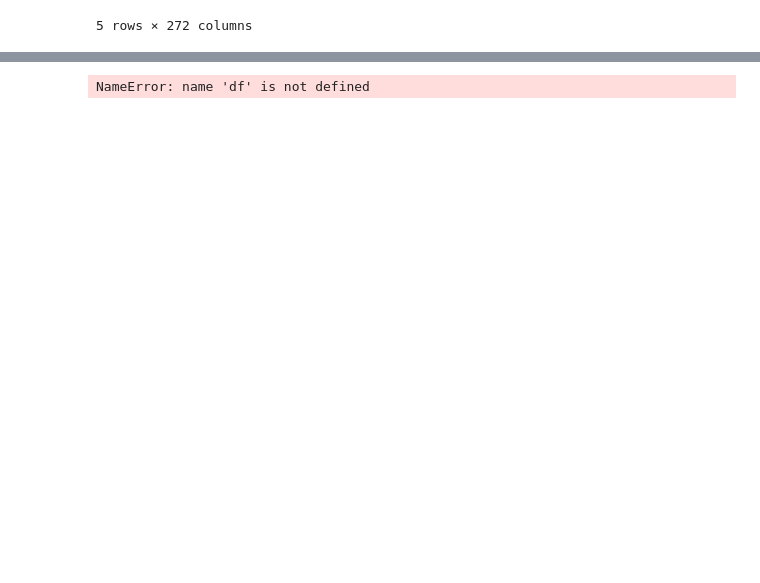
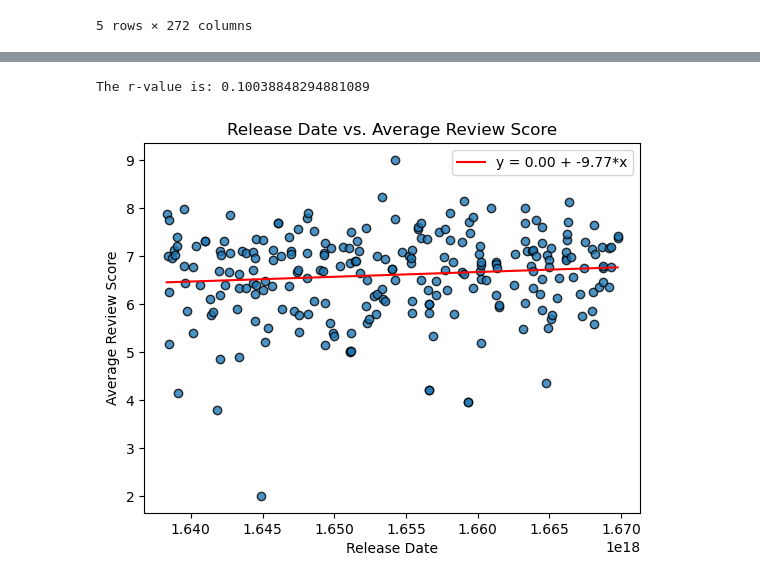
Before and after one commit to jamieah80/group-project-one, a Jupyter notebook: main.ipynb, the cells around one changed output, grey strips where cells are left out. Saved outputs shown, nothing was run; the diff lists cells and outputs as text; code cells hidden in the pictures; blank space fills up the shorter version.

Commit message:
Added UNIX timestamps to DataFrame for easier analysis, added scatterplot

```diff
--- a/main.ipynb
+++ b/main.ipynb
@@ -154,0 +94,20 @@ moviedata
+# %%
+#dictionary to dataframe, sorted and prepped for use
+
+input_format = '%Y-%m-%d'
+moviedata = pd.DataFrame(responseid)
+# input string
+
+moviedata['Release Date'] = pd.to_datetime(moviedata['Release Date'], utc=True)
+
+moviedata['Release Date UNIX'] = moviedata['Release Date'].astype(np.int64)
+
+moviedata = moviedata.sort_values("Release Date")
+#moviedata['Release Date UNIX'] = (moviedata['Release Date'] - datetime(1970,1,1)).total_seconds()
+moviedata['Day'] = moviedata['Release Date'].dt.day
+moviedata['Month'] = moviedata['Release Date'].dt.month
+moviedata['Year'] = moviedata['Release Date'].dt.year
+moviedata = moviedata.reset_index(drop=True)
+
+moviedata["Nominated"] = ""
+moviedata
@@ -182,9 +145,10 @@ nominees
-# %%
-df.plot(kind="scatter", x="Release Date", y="Vote", rot=90, figsize=(20,10))
-plt.show()
-
-# scatter plot needs work.
-# %% [output]
-NameError: name 'df' is not defined
+# %%
+linregplot(moviedata, 'Release Date UNIX', 'Vote Average', 'Release Date', 'Average Review Score')
+
+
+# scatter plot needs work.
+# %% [output]
+The r-value is: 0.10038848294881089
+[figure, added]
 # %%
 #requests.get(f'{base_url}/movie/1159307?&api_key={api_key}').json()
```
Also changed, not shown: parts of 12 cells of this notebook.
